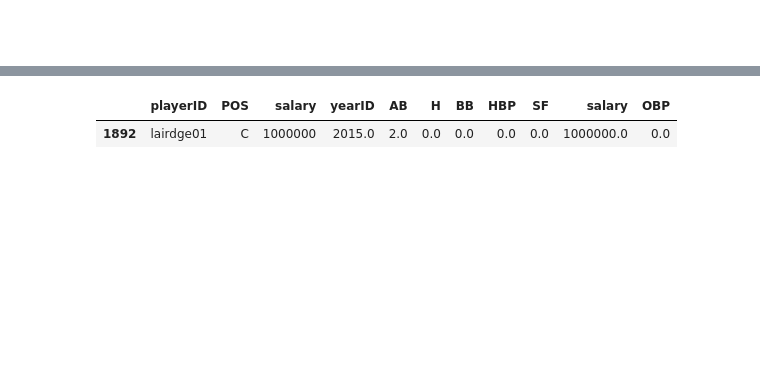
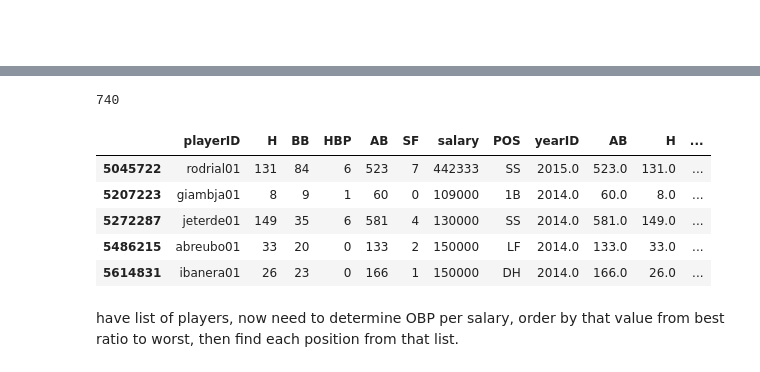
Before and after one commit to njberejan/moneyball, a Jupyter notebook: moneyball.ipynb, the cells around one changed output, grey strips where cells are left out. Drawn from its saved outputs; the diff is of its cells as text; code cells hidden in the pictures; blank space fills up the shorter version.

```diff
--- a/moneyball.ipynb
+++ b/moneyball.ipynb
@@ -188,3 +208,3 @@ merged_data_cleaned = merged_data.fillna(0)
 # %%
-no_perfect = merged_data_cleaned.drop(merged_data_cleaned[merged_data_cleaned.OBP == 1].index)
+amalgamated_data = amalgamated_data.drop(amalgamated_data[amalgamated_data.OBP == 1].index)
 # %%
@@ -203,3 +223,3 @@ len(no_perfect)
 # %%
-has_obp = no_perfect.drop(no_perfect[no_perfect.OBP == 0].index)
+amalgamated_data = amalgamated_data.drop(amalgamated_data[amalgamated_data.OBP == 0].index)
 # %%
@@ -218,7 +247,19 @@ len(has_obp)
 # %%
-current_players = merged_data.drop(merged_data[merged_data.yearID < 2014].index)
+amalgamated_data = amalgamated_data.drop(amalgamated_data[amalgamated_data.yearID < 2014].index)
+# %%
+amalgamated_data = amalgamated_data.drop_duplicates('playerID')
+# %%
+len(amalgamated_data)
+# %% [output]
+740
 # %%
-current_players.head()
+amalgamated_data.head()
 # %% [output]
-|  | playerID | POS | salary | yearID | AB | H | BB | HBP | SF | salary | OBP |
-| 1892 | lairdge01 | C | 1000000 | 2015.0 | 2.0 | 0.0 | 0.0 | 0.0 | 0.0 | 1000000.0 | 0.0 |
+|  | playerID | H | BB | HBP | AB | SF | salary | POS | yearID | AB | H | ... |
+| 5045722 | rodrial01 | 131 | 84 | 6 | 523 | 7 | 442333 | SS | 2015.0 | 523.0 | 131.0 | ... |
+| 5207223 | giambja01 | 8 | 9 | 1 | 60 | 0 | 109000 | 1B | 2014.0 | 60.0 | 8.0 | ... |
+| 5272287 | jeterde01 | 149 | 35 | 6 | 581 | 4 | 130000 | SS | 2014.0 | 581.0 | 149.0 | ... |
+| 5486215 | abreubo01 | 33 | 20 | 0 | 133 | 2 | 150000 | LF | 2014.0 | 133.0 | 33.0 | ... |
+| 5614831 | ibanera01 | 26 | 23 | 0 | 166 | 1 | 150000 | DH | 2014.0 | 166.0 | 26.0 | ... |
+# %% [markdown]
+have list of players, now need to determine OBP per salary, order by that value from best ratio to worst, then find each position from that list.
```
Also changed, not shown: parts of 23 cells of this notebook.
